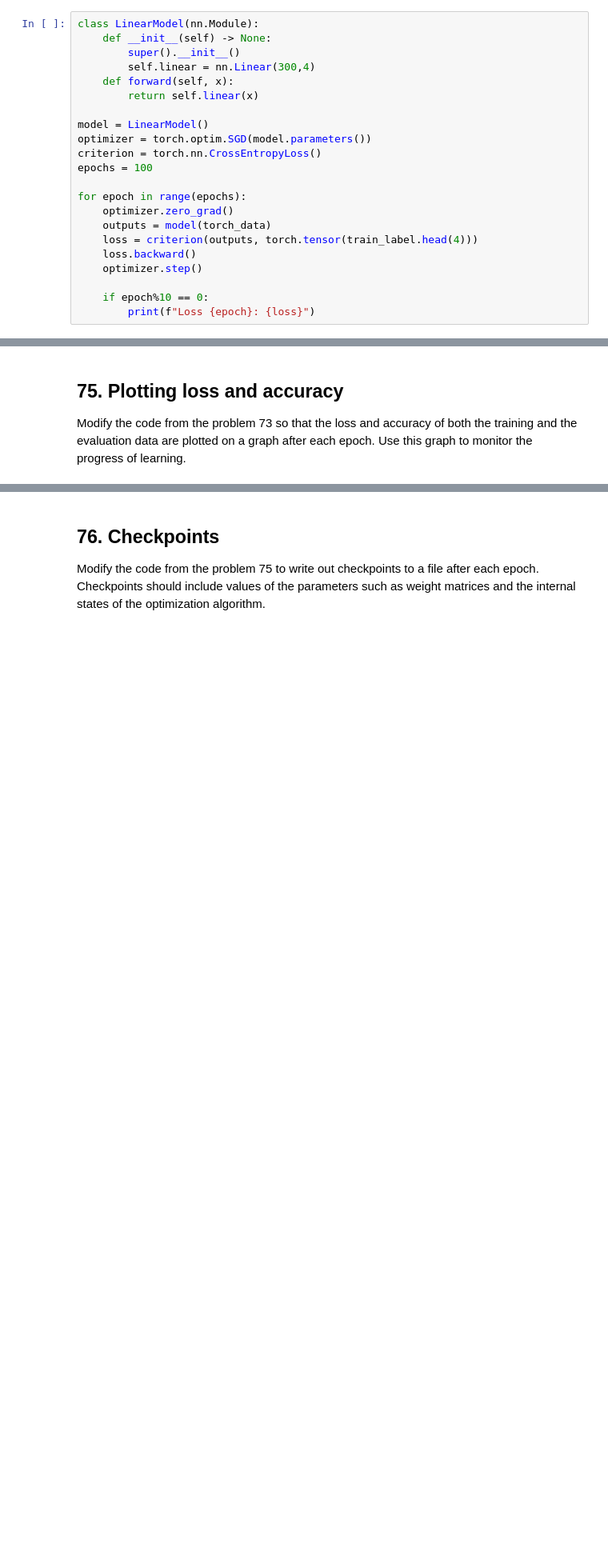
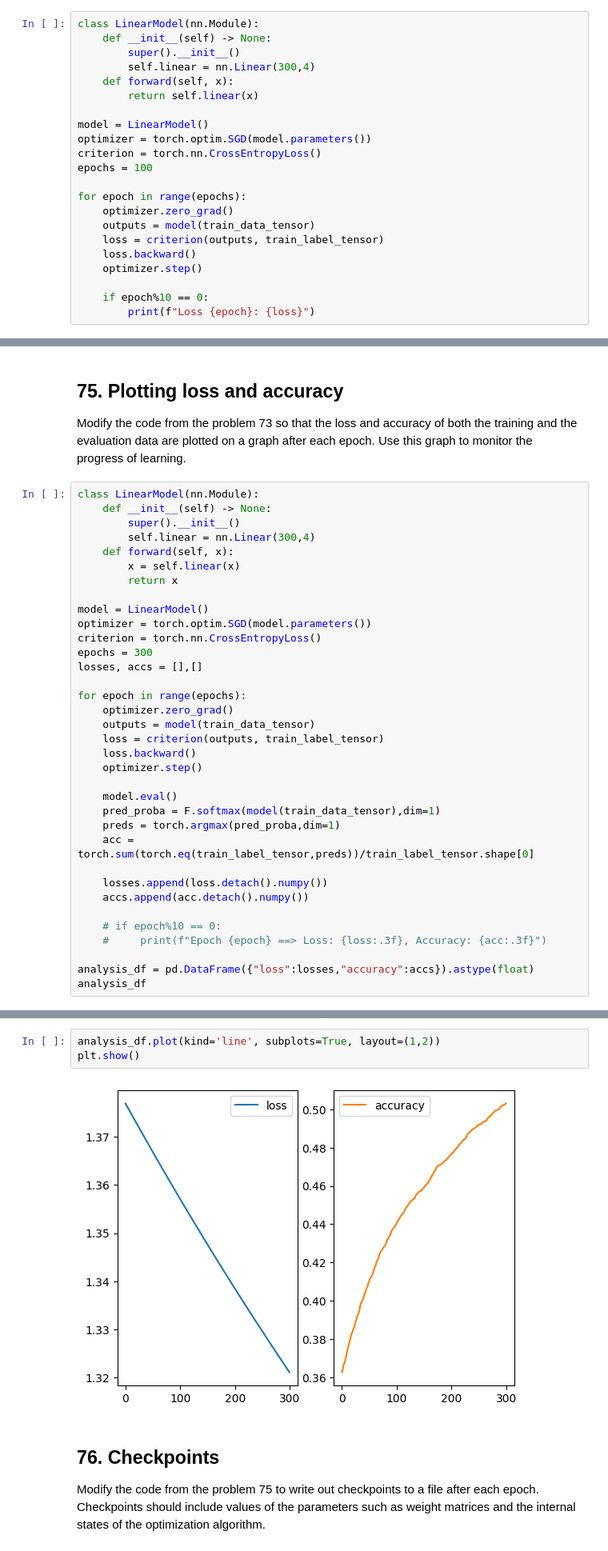
Before and after one commit to rizstwn/llm-learning, a Jupyter notebook: nlp-hundred-exercise.ipynb, the cells around one changed output, grey strips where cells are left out. Shown at 80% size. Drawn from its saved outputs; the diff is of its cells as text; blank space fills up the shorter version.

```diff
--- a/nlp-hundred-exercise.ipynb
+++ b/nlp-hundred-exercise.ipynb
@@ -2027,8 +2035,8 @@ epochs = 100
 
 for epoch in range(epochs):
     optimizer.zero_grad()
-    outputs = model(torch_data)
-    loss = criterion(outputs, torch.tensor(train_label.head(4)))
+    outputs = model(train_data_tensor)
+    loss = criterion(outputs, train_label_tensor)
     loss.backward()
     optimizer.step()
 
@@ -2053,3 +2091,38 @@ Find the classification accuracy over both the training and evaluation data usin
 ## 75. Plotting loss and accuracy
 
 Modify the code from the problem 73 so that the loss and accuracy of both the training and the evaluation data are plotted on a graph after each epoch. Use this graph to monitor the progress of learning.
+# %%
+class LinearModel(nn.Module):
+    def __init__(self) -> None:
+        super().__init__()
+        self.linear = nn.Linear(300,4)
+    def forward(self, x):
+        x = self.linear(x)
+        return x
+
+model = LinearModel()
+optimizer = torch.optim.SGD(model.parameters())
+criterion = torch.nn.CrossEntropyLoss()
+epochs = 300
+losses, accs = [],[]
+
+for epoch in range(epochs):
+    optimizer.zero_grad()
+    outputs = model(train_data_tensor)
+    loss = criterion(outputs, train_label_tensor)
+    loss.backward()
+    optimizer.step()
+
+    model.eval()
+    pred_proba = F.softmax(model(train_data_tensor),dim=1)
+    preds = torch.argmax(pred_proba,dim=1)
+    acc = torch.sum(torch.eq(train_label_tensor,preds))/train_label_tensor.shape[0]
+
+    losses.append(loss.detach().numpy())
+    accs.append(acc.detach().numpy())
+
+    # if epoch%10 == 0:
+    #     print(f"Epoch {epoch} ==> Loss: {loss:.3f}, Accuracy: {acc:.3f}")
+
+analysis_df = pd.DataFrame({"loss":losses,"accuracy":accs}).astype(float)
+analysis_df
@@ -2056,3 +2143,8 @@ Modify the code from the problem 73 so that the loss and accuracy of both the tr
+# %%
+analysis_df.plot(kind='line', subplots=True, layout=(1,2))
+plt.show()
+# %% [output]
+[figure, added]
 # %% [markdown]
 ## 76. Checkpoints
 
```
Also changed, not shown: parts of 21 cells of this notebook.
